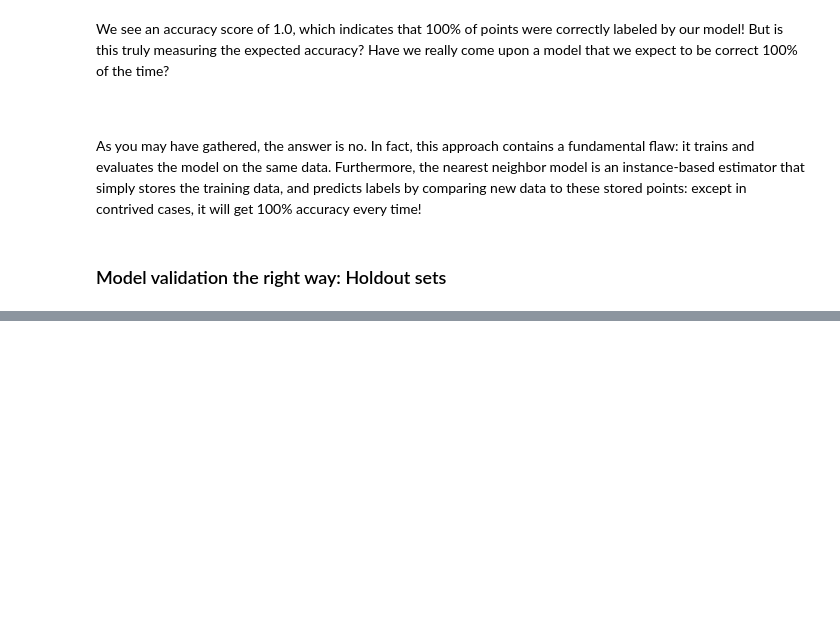
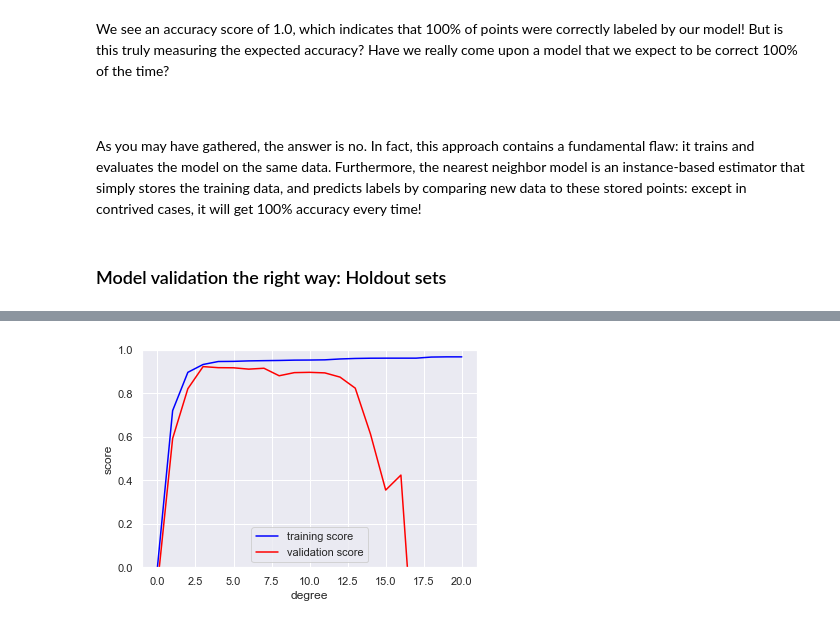
Before and after one commit to sushtend/100-days-of-ml-code, a Jupyter notebook: code/ml/regression/In Depth Linear Regression.ipynb, the cells around one changed output, grey strips where cells are left out. Saved outputs shown, nothing was run; the diff lists cells and outputs as text; code cells hidden in the pictures; blank space fills up the shorter version.

```diff
--- a/code/ml/regression/In Depth Linear Regression.ipynb
+++ b/code/ml/regression/In Depth Linear Regression.ipynb
@@ -274,0 +381,3 @@ We see an accuracy score of 1.0, which indicates that 100% of points were correc
+# %%
+degree = np.arange(0, 21)
+train_score, val_score = validation_curve(PolynomialRegression(degree), X, y,'polynomialfeatures__degree', degree, cv=7)
@@ -274,0 +388,9 @@ We see an accuracy score of 1.0, which indicates that 100% of points were correc
+# %%
+plt.plot(degree, np.median(train_score, 1), color='blue', label='training score')
+plt.plot(degree, np.median(val_score, 1), color='red', label='validation score')
+plt.legend(loc='best')
+plt.ylim(0, 1)
+plt.xlabel('degree')
+plt.ylabel('score');
+# %% [output]
+[figure, added]
```
Also changed, not shown: parts of 39 cells of this notebook.
